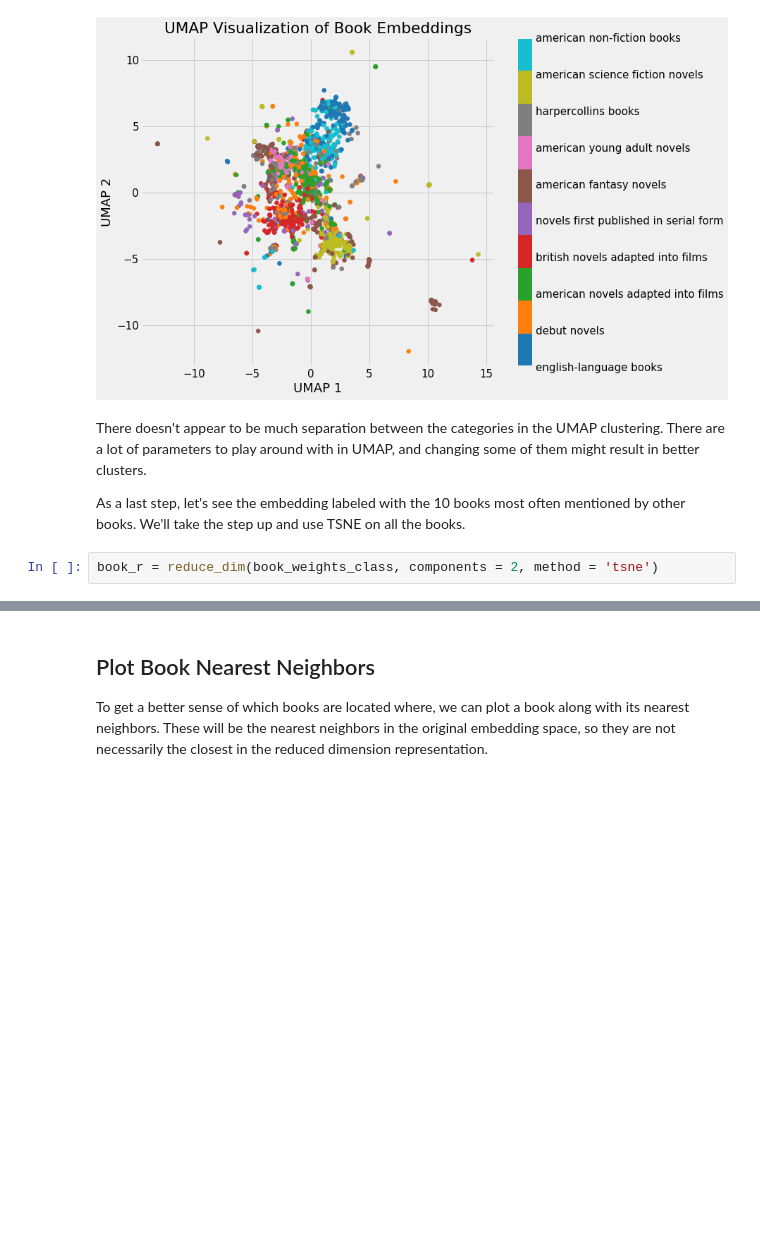
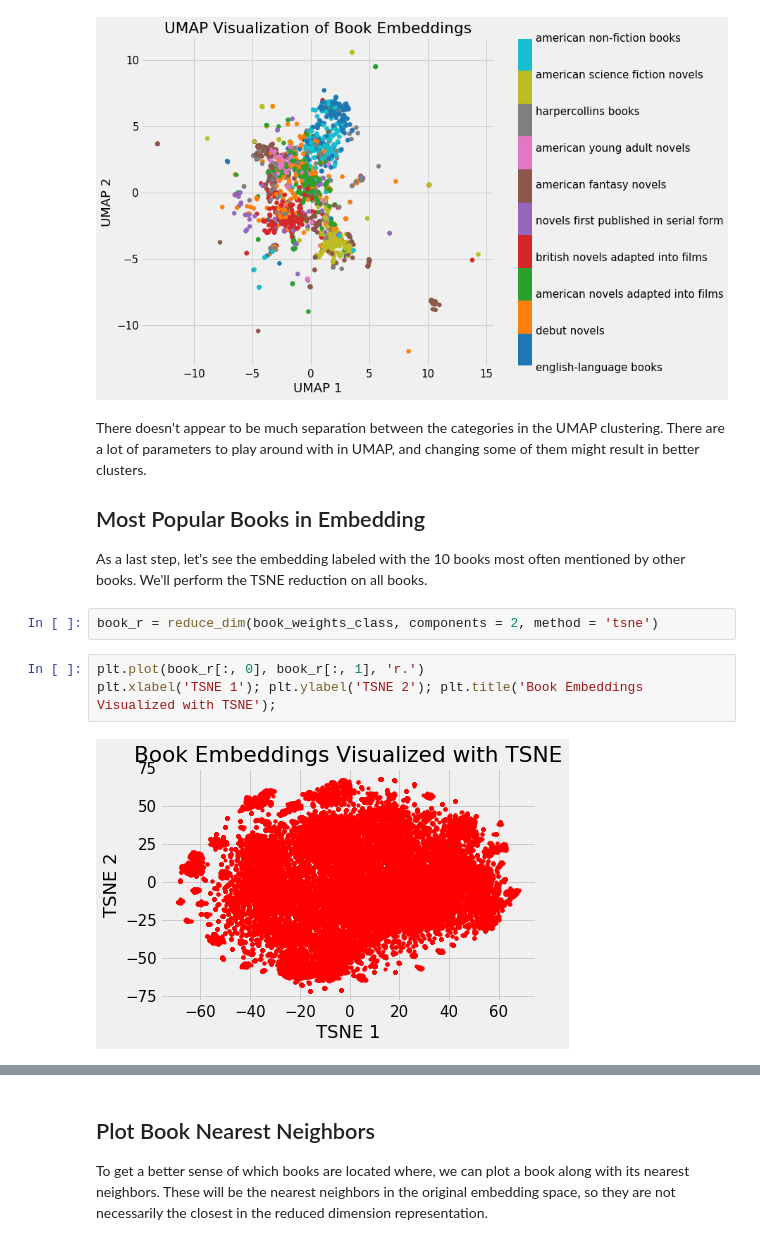
Before and after one commit to WillKoehrsen/wikipedia-data-science, a Jupyter notebook: notebooks/Book Recommendation System.ipynb, the cells around one changed output, grey strips where cells are left out. Cells and saved outputs as stored; diff of their text form; blank space fills up the shorter version.

```diff
--- a/notebooks/Book Recommendation System.ipynb
+++ b/notebooks/Book Recommendation System.ipynb
@@ -999,6 +994,13 @@ plt.xlabel('UMAP 1'); plt.ylabel('UMAP 2'); plt.title('UMAP Visualization of Boo
 # %% [markdown]
 There doesn't appear to be much separation between the categories in the UMAP clustering. There are a lot of parameters to play around with in UMAP, and changing some of them might result in better clusters.
 
-As a last step, let's see the embedding labeled with the 10 books most often mentioned by other books. We'll take the step up and use TSNE on all the books.
+## Most Popular Books in Embedding
+
+As a last step, let's see the embedding labeled with the 10 books most often mentioned by other books. We'll perform the TSNE reduction on all books.
 # %%
 book_r = reduce_dim(book_weights_class, components = 2, method = 'tsne')
+# %%
+plt.plot(book_r[:, 0], book_r[:, 1], 'r.')
+plt.xlabel('TSNE 1'); plt.ylabel('TSNE 2'); plt.title('Book Embeddings Visualized with TSNE');
+# %% [output]
+[figure, added]
```
Also changed, not shown: parts of 20 cells of this notebook.
